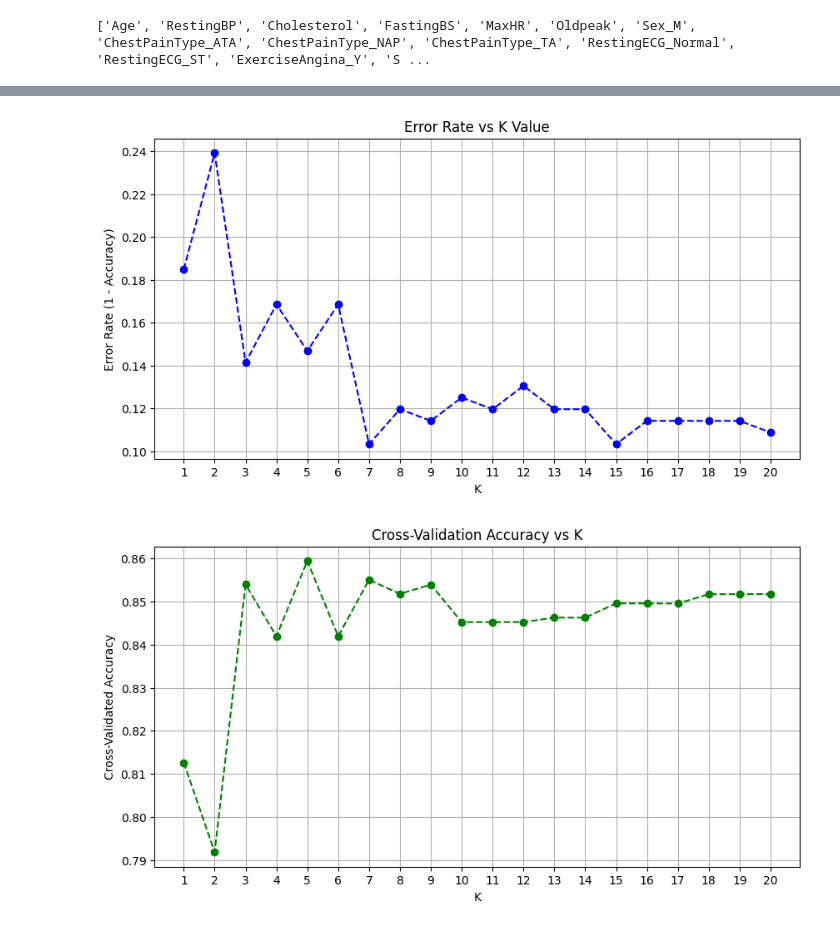
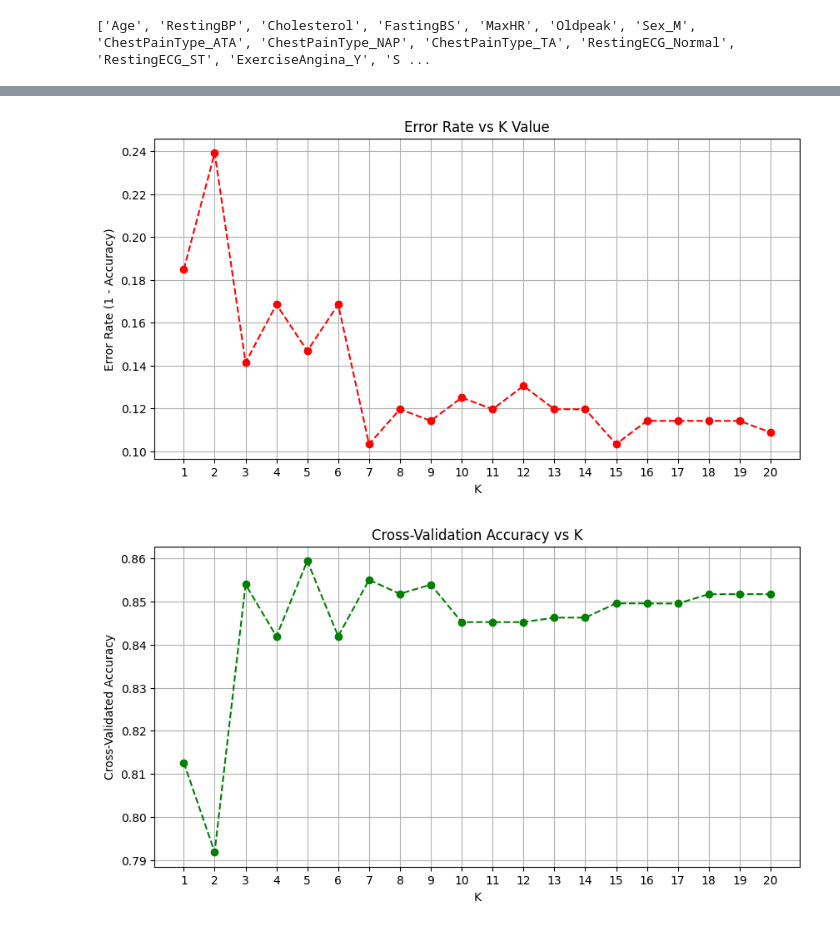
Before and after one commit to MustansirNisar/Heart-Disease-Prediction-Using-KNN, a Jupyter notebook: Untitled.ipynb, the cells around one changed output, grey strips where cells are left out. Drawn from its saved outputs; the diff is of its cells as text; code cells hidden in the pictures.

```diff
--- a/Untitled.ipynb
+++ b/Untitled.ipynb
@@ -628,6 +427,6 @@ X_train, X_test, y_train, y_test = train_test_split(
     X_scaled, y, test_size=0.2, random_state=42
 )
 # %%
-knn = KNeighborsClassifier(n_neighbors=5)
+knn = KNeighborsClassifier(n_neighbors=7)
 knn.fit(X_train, y_train)
 # %% [output]
@@ -741,27 +561,27 @@ plt.show()
 # %%
 import matplotlib.pyplot as plt
 
 error_rates = []
 k_range = range(1, 21)
 
 for k in k_range:
     knn = KNeighborsClassifier(n_neighbors=k)
     knn.fit(X_train, y_train)
     y_pred_k = knn.predict(X_test)
     error = 1 - accuracy_score(y_test, y_pred_k)
     error_rates.append(error)
 
 # Plotting
 plt.figure(figsize=(10, 5))
-plt.plot(k_range, error_rates, marker='o', linestyle='--', color='b')
+plt.plot(k_range, error_rates, marker='o', linestyle='--', color='r')
 plt.title('Error Rate vs K Value')
 plt.xlabel('K')
 plt.ylabel('Error Rate (1 - Accuracy)')
 plt.xticks(k_range)
 plt.grid(True)
 plt.show()
 # %% [output]
-[figure, old version]
+[figure, new version]
 # %%
 from sklearn.model_selection import cross_val_score
 k_range = range(1, 21)
```
Also changed, not shown: parts of 12 cells of this notebook.
